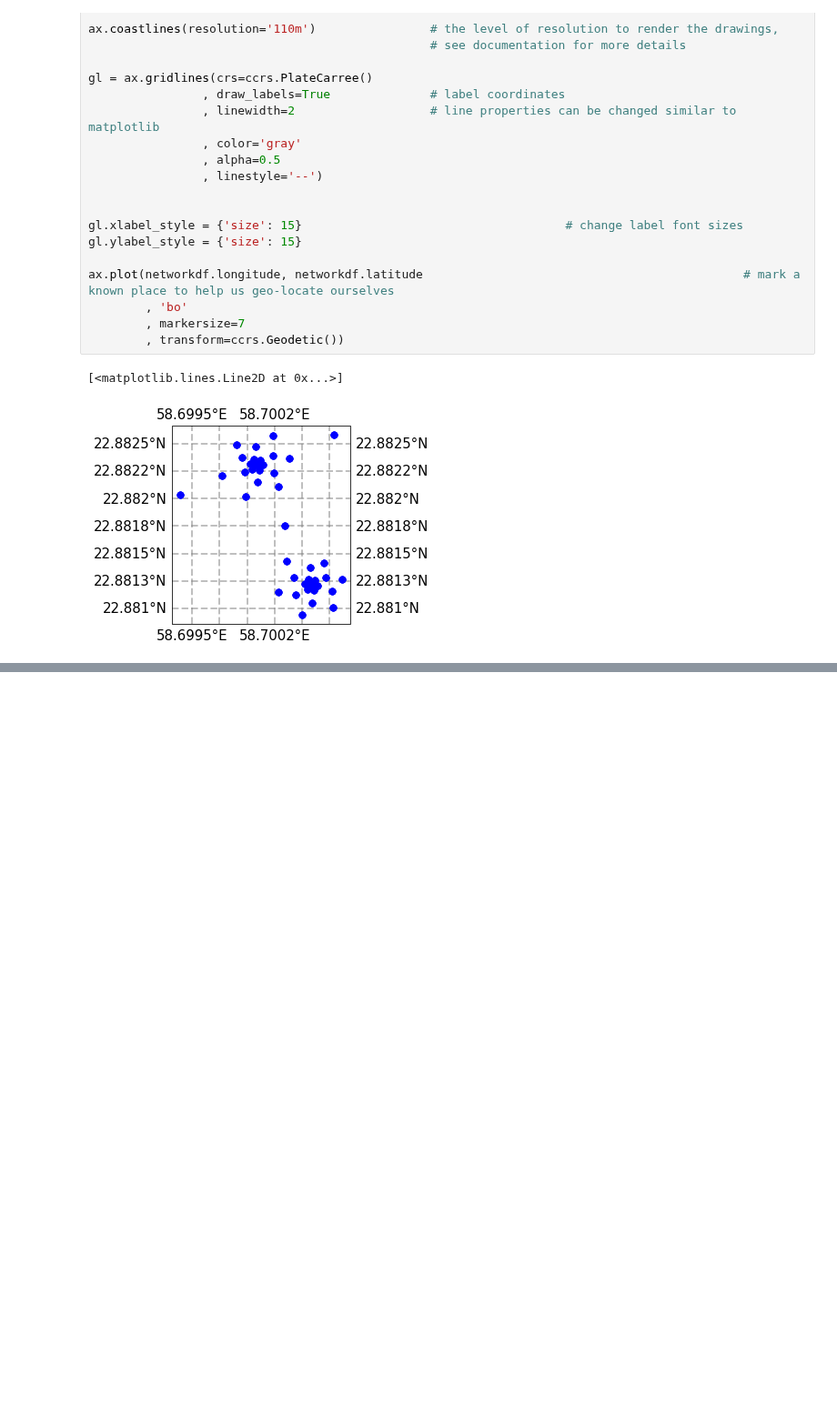
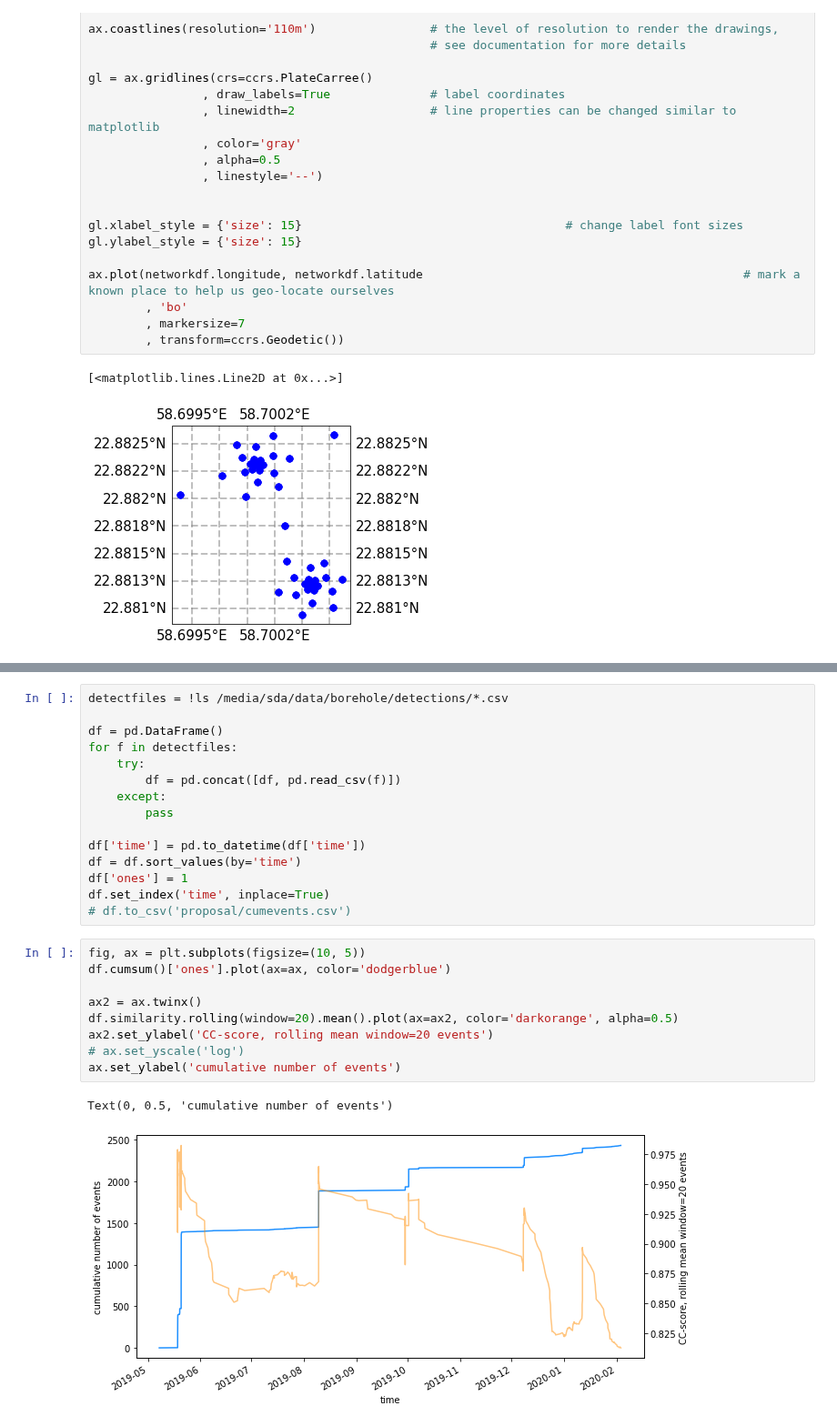
Before and after one commit to SerpRateAI/boreholeAcoustics, a Jupyter notebook: RESULTS-BA1B.ipynb, the cells around one changed output, grey strips where cells are left out. Shown at 91% size. Cells and saved outputs as stored; diff of their text form; blank space fills up the shorter version.

```diff
--- a/RESULTS-BA1B.ipynb
+++ b/RESULTS-BA1B.ipynb
@@ -57,0 +70,27 @@ To detect the bubble cavitation events, we develop a template matching (matched
+# %%
+detectfiles = !ls /media/sda/data/borehole/detections/*.csv
+
+df = pd.DataFrame()
+for f in detectfiles:
+    try:
+        df = pd.concat([df, pd.read_csv(f)])
+    except:
+        pass
+
+df['time'] = pd.to_datetime(df['time'])
+df = df.sort_values(by='time')
+df['ones'] = 1
+df.set_index('time', inplace=True)
+# df.to_csv('proposal/cumevents.csv')
+# %%
+fig, ax = plt.subplots(figsize=(10, 5))
+df.cumsum()['ones'].plot(ax=ax, color='dodgerblue')
+
+ax2 = ax.twinx()
+df.similarity.rolling(window=20).mean().plot(ax=ax2, color='darkorange', alpha=0.5)
+ax2.set_ylabel('CC-score, rolling mean window=20 events')
+# ax.set_yscale('log')
+ax.set_ylabel('cumulative number of events')
+# %% [output]
+Text(0, 0.5, 'cumulative number of events')
+[figure, added]
```
Also changed, not shown: parts of 3 cells of this notebook.
